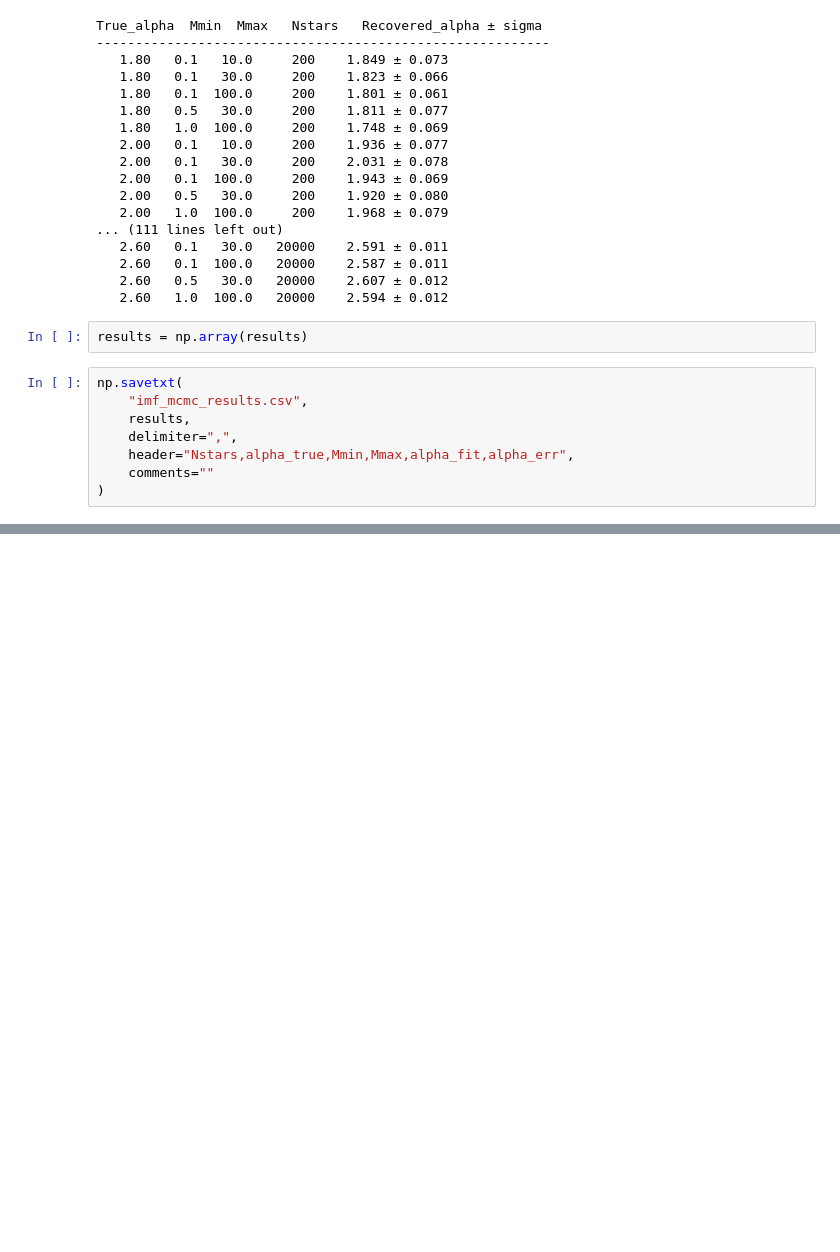
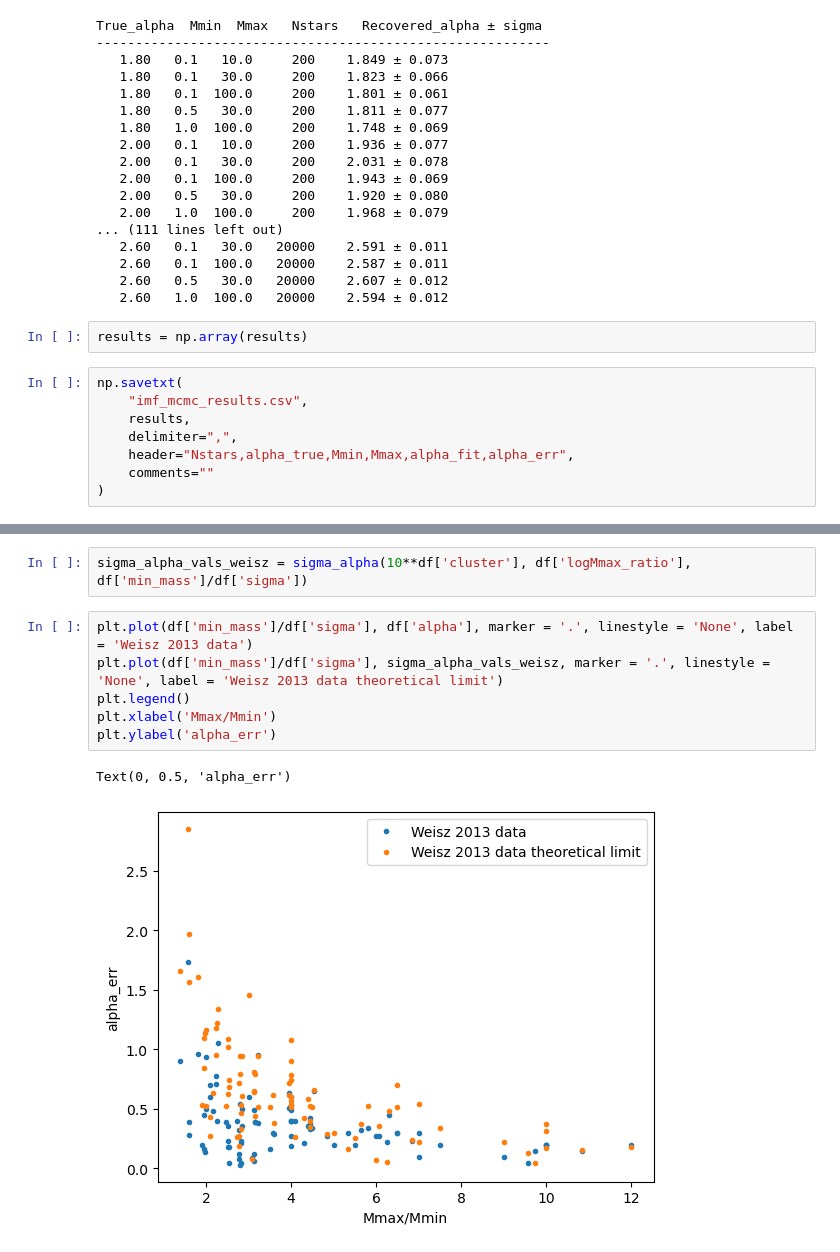
Before and after one commit to nsabrams/ay250_spring2026, a Jupyter notebook: 02_jan22_2026/IMF_sampling.ipynb, the cells around one changed output, grey strips where cells are left out. Drawn from its saved outputs; the diff is of its cells as text; blank space fills up the shorter version.

```diff
--- a/02_jan22_2026/IMF_sampling.ipynb
+++ b/02_jan22_2026/IMF_sampling.ipynb
@@ -258,0 +382,11 @@ ParserError: Defining usecols with out-of-bounds indices is not allowed. [3, 4,
+# %%
+sigma_alpha_vals_weisz = sigma_alpha(10**df['cluster'], df['logMmax_ratio'], df['min_mass']/df['sigma'])
+# %%
+plt.plot(df['min_mass']/df['sigma'], df['alpha'], marker = '.', linestyle = 'None', label = 'Weisz 2013 data')
+plt.plot(df['min_mass']/df['sigma'], sigma_alpha_vals_weisz, marker = '.', linestyle = 'None', label = 'Weisz 2013 data theoretical limit')
+plt.legend()
+plt.xlabel('Mmax/Mmin')
+plt.ylabel('alpha_err')
+# %% [output]
+Text(0, 0.5, 'alpha_err')
+[figure, added]
```
Also changed, not shown: parts of 13 cells of this notebook, 2 other files.
